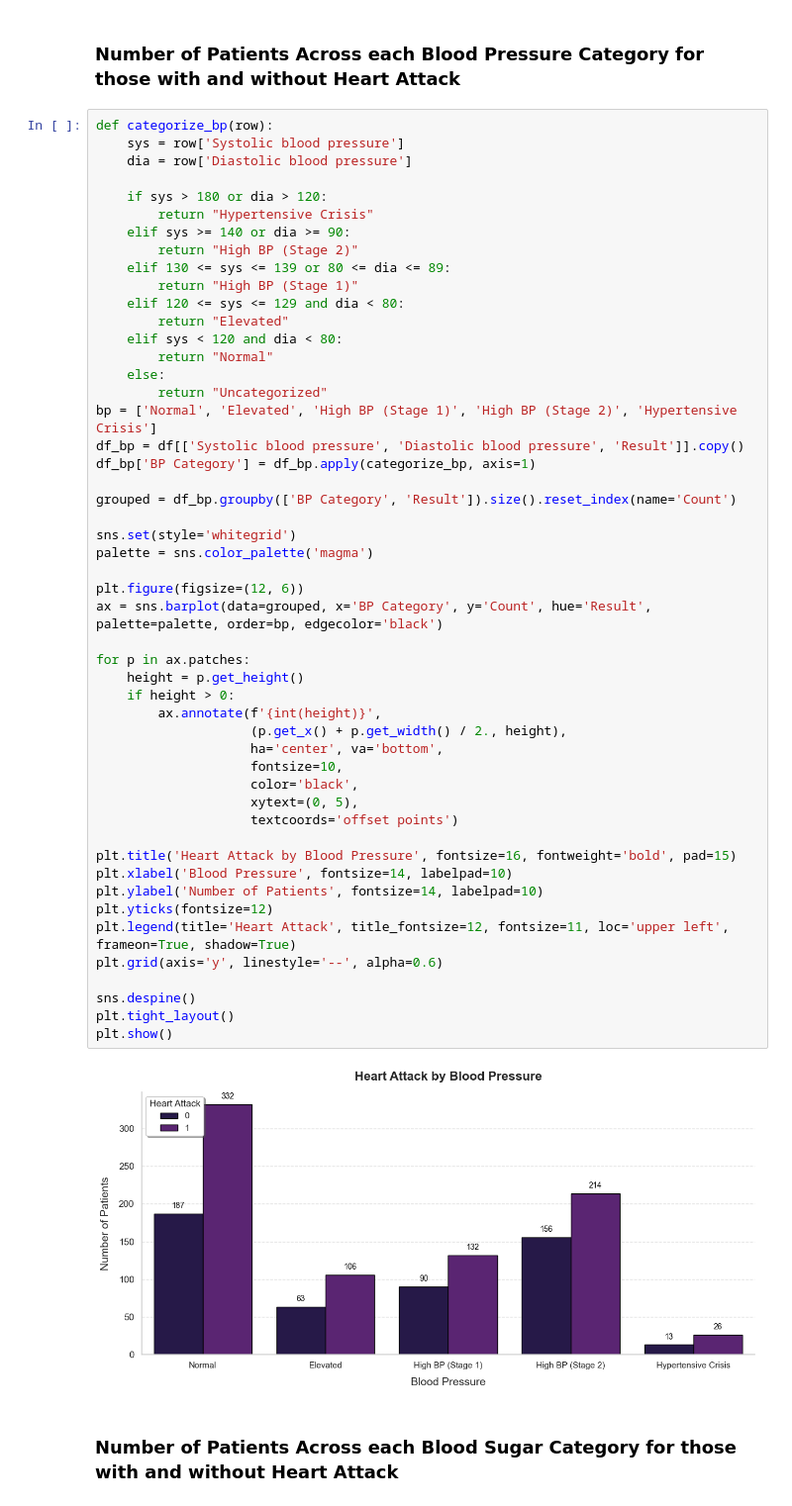
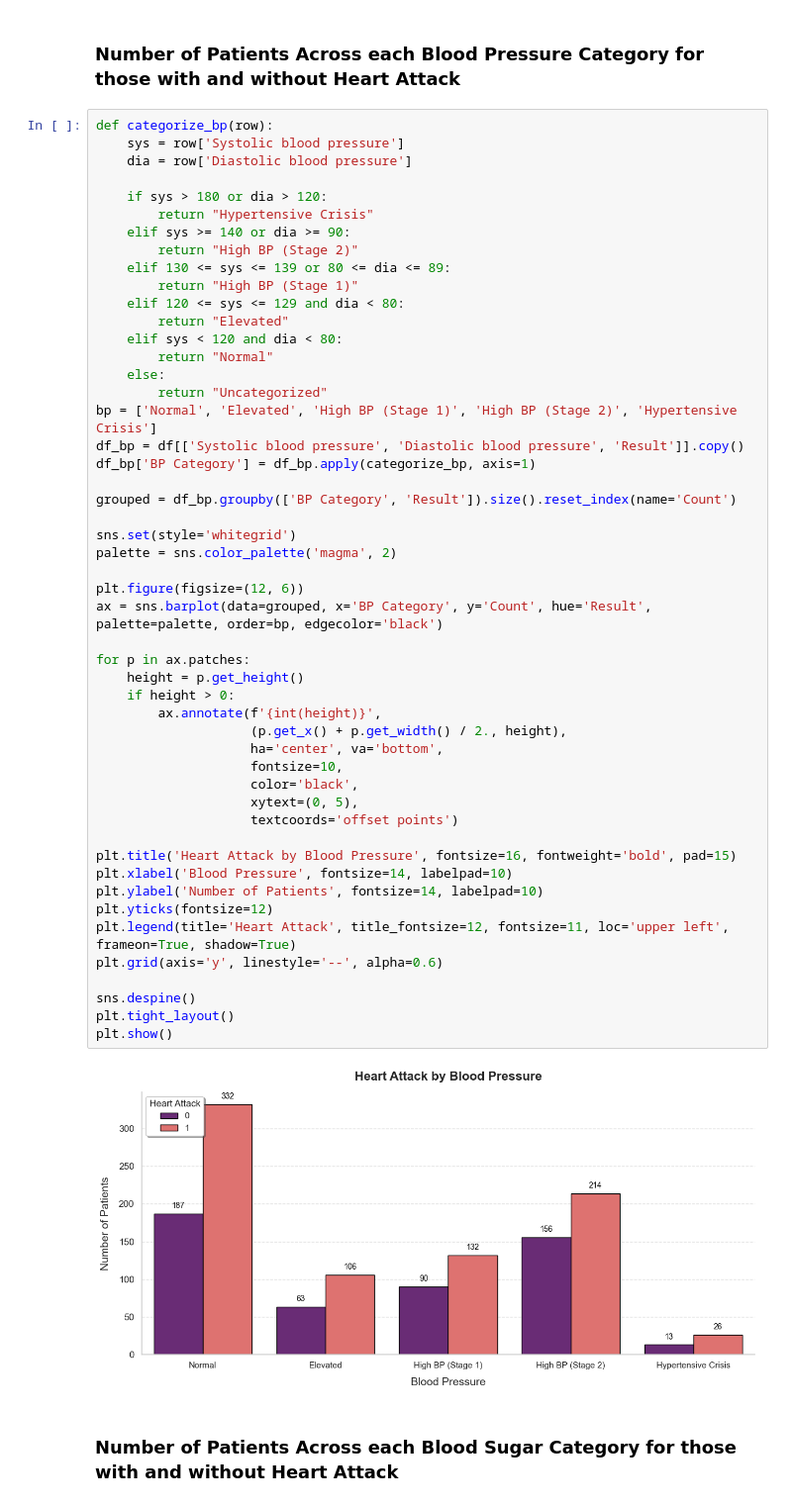
Before and after one commit to sundar139/Heart-Attack-Data-Analysis, a Jupyter notebook: Data Analysis.ipynb, the cells around one changed output. Shown at 99% size. Saved outputs shown, nothing was run; the diff lists cells and outputs as text.

```diff
--- a/Data Analysis.ipynb
+++ b/Data Analysis.ipynb
@@ -217,35 +217,35 @@ df_bp['BP Category'] = df_bp.apply(categorize_bp, axis=1)
 
 grouped = df_bp.groupby(['BP Category', 'Result']).size().reset_index(name='Count')
 
 sns.set(style='whitegrid')
-palette = sns.color_palette('magma')
+palette = sns.color_palette('magma', 2)
 
 plt.figure(figsize=(12, 6))
 ax = sns.barplot(data=grouped, x='BP Category', y='Count', hue='Result', palette=palette, order=bp, edgecolor='black')
 
 for p in ax.patches:
     height = p.get_height()
     if height > 0:
         ax.annotate(f'{int(height)}',
                     (p.get_x() + p.get_width() / 2., height),
                     ha='center', va='bottom',
                     fontsize=10,
                     color='black',
                     xytext=(0, 5),
                     textcoords='offset points')
 
 plt.title('Heart Attack by Blood Pressure', fontsize=16, fontweight='bold', pad=15)
 plt.xlabel('Blood Pressure', fontsize=14, labelpad=10)
 plt.ylabel('Number of Patients', fontsize=14, labelpad=10)
 plt.yticks(fontsize=12)
 plt.legend(title='Heart Attack', title_fontsize=12, fontsize=11, loc='upper left', frameon=True, shadow=True)
 plt.grid(axis='y', linestyle='--', alpha=0.6)
 
 sns.despine()
 plt.tight_layout()
 plt.show()
 # %% [output]
-[figure, old version]
+[figure, new version]
 # %% [markdown]
 ### Number of Patients Across each Blood Sugar Category for those with and without Heart Attack
 # %%
```
Also changed, not shown: parts of 9 cells of this notebook.
